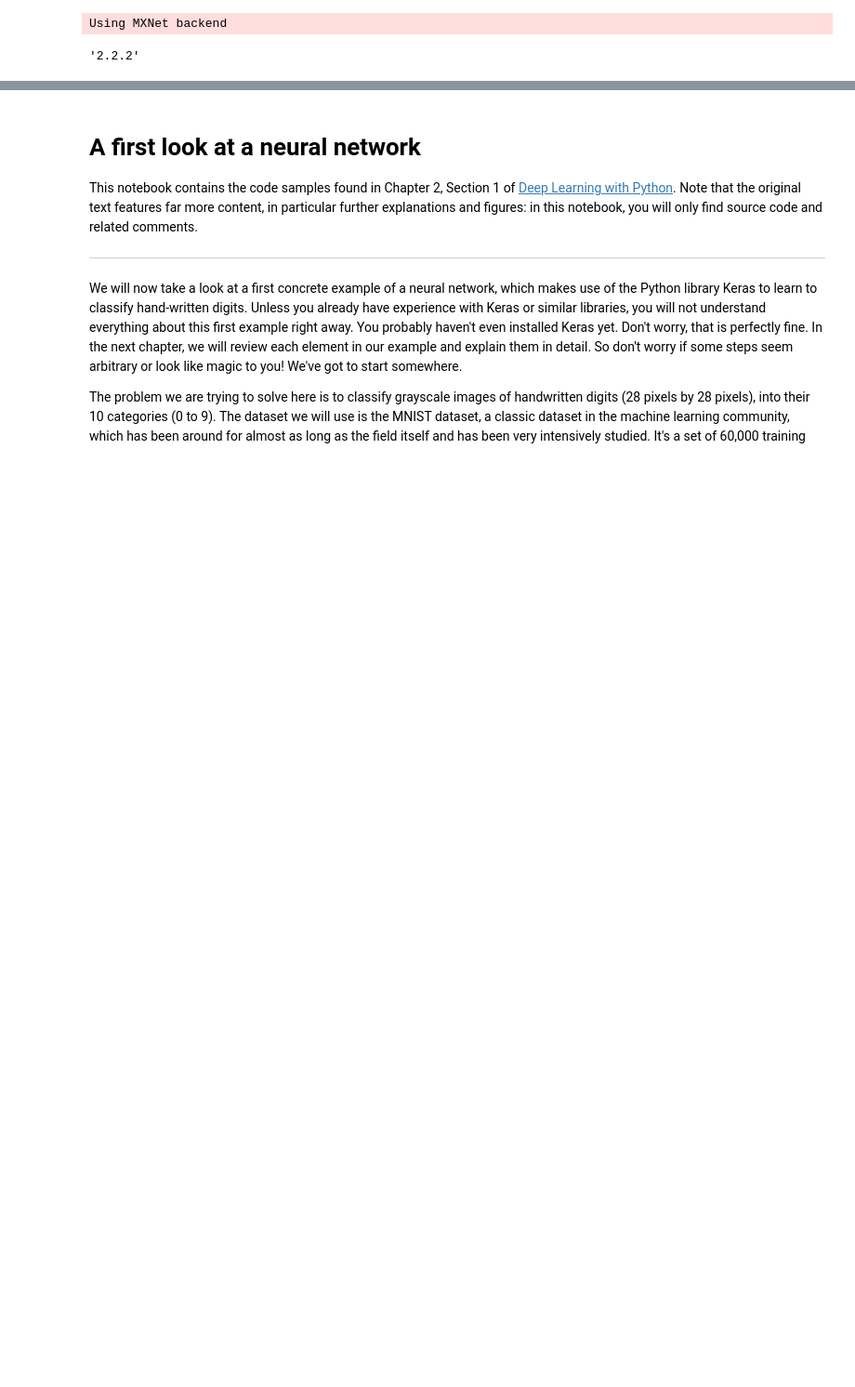
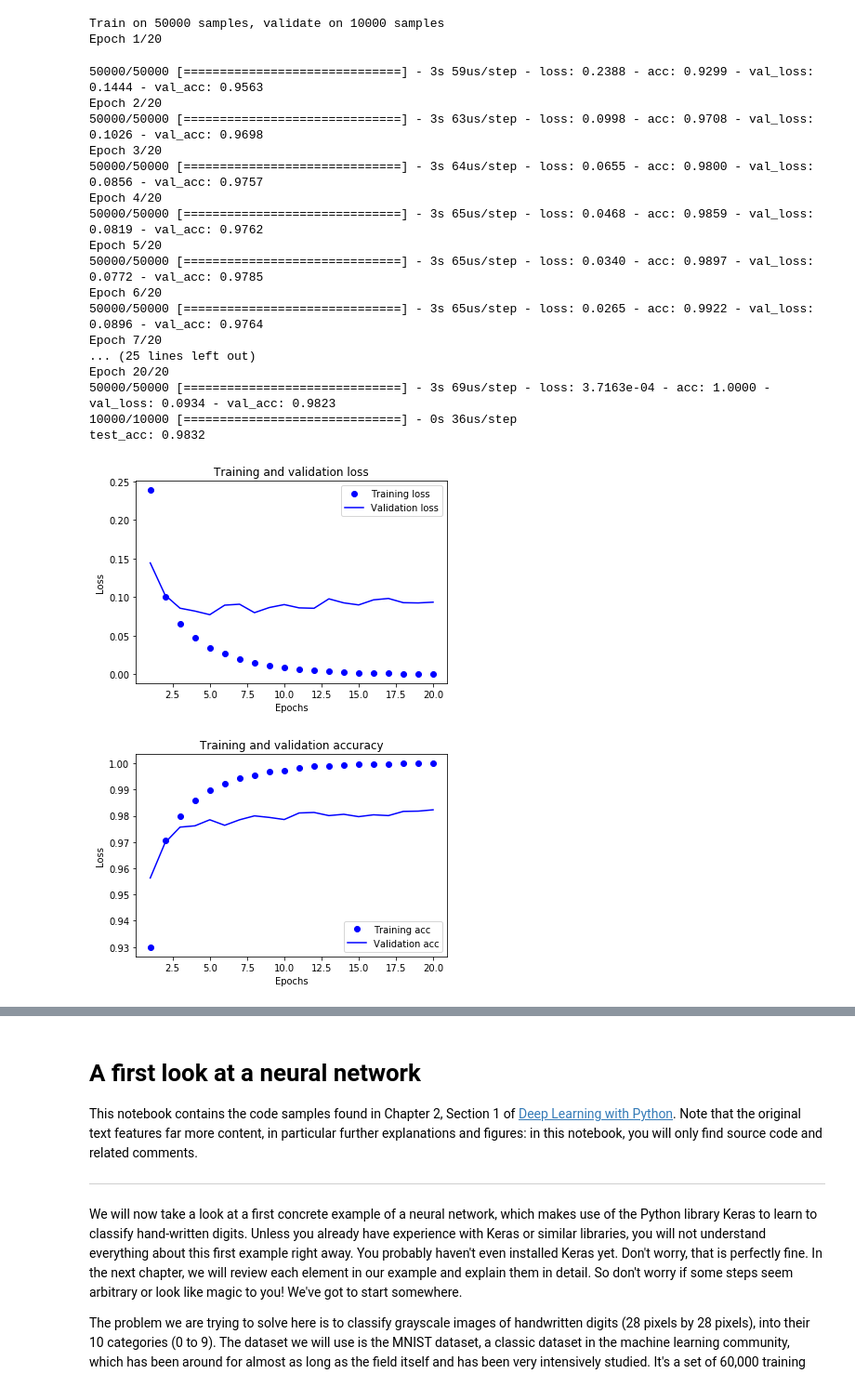
Before and after one commit to davidxue1989/deep-learning-with-python-notebooks, a Jupyter notebook: 2.1-a-first-look-at-a-neural-network.ipynb, the cells around one changed output, grey strips where cells are left out. Shown at 93% size. Saved outputs shown, nothing was run; the diff lists cells and outputs as text; code cells hidden in the pictures; blank space fills up the shorter version.

```diff
--- a/2.1-a-first-look-at-a-neural-network.ipynb
+++ b/2.1-a-first-look-at-a-neural-network.ipynb
@@ -1,6 +0,0 @@
-# %%
-import keras
-keras.__version__
-# %% [output]
-Using MXNet backend
-'2.2.2'
@@ -6,0 +62,52 @@ Using MXNet backend
+# %%
+
+
+
+network = models.Sequential()
+network.add(layers.Dense(512, activation='relu', input_shape=(28 * 28,)))
+network.add(layers.Dense(10, activation='softmax'))
+network.compile(optimizer='rmsprop',
+                loss='categorical_crossentropy',
+                metrics=['accuracy'])
+
+
+x_val = train_images[:10000]
+partial_x_train = train_images[10000:]
+
+y_val = train_labels[:10000]
+partial_y_train = train_labels[10000:]
+
+history = network.fit(partial_x_train,
+                    partial_y_train,
+                    epochs=20,
+                    batch_size=64,
+                    validation_data=(x_val, y_val))
+
+# network.fit(train_images, train_labels, epochs=5, batch_size=128)
+
+test_loss, test_acc = network.evaluate(test_images, test_labels)
+print('test_acc:', test_acc)
+
+showHistory(history)
+# %% [output]
+Train on 50000 samples, validate on 10000 samples
+Epoch 1/20
+50000/50000 [==============================] - 3s 59us/step - loss: 0.2388 - acc: 0.9299 - val_loss: 0.1444 - val_acc: 0.9563
+Epoch 2/20
+50000/50000 [==============================] - 3s 63us/step - loss: 0.0998 - acc: 0.9708 - val_loss: 0.1026 - val_acc: 0.9698
+Epoch 3/20
+50000/50000 [==============================] - 3s 64us/step - loss: 0.0655 - acc: 0.9800 - val_loss: 0.0856 - val_acc: 0.9757
+Epoch 4/20
+50000/50000 [==============================] - 3s 65us/step - loss: 0.0468 - acc: 0.9859 - val_loss: 0.0819 - val_acc: 0.9762
+Epoch 5/20
+50000/50000 [==============================] - 3s 65us/step - loss: 0.0340 - acc: 0.9897 - val_loss: 0.0772 - val_acc: 0.9785
+Epoch 6/20
+50000/50000 [==============================] - 3s 65us/step - loss: 0.0265 - acc: 0.9922 - val_loss: 0.0896 - val_acc: 0.9764
+Epoch 7/20
+... (25 lines left out)
+Epoch 20/20
+50000/50000 [==============================] - 3s 69us/step - loss: 3.7163e-04 - acc: 1.0000 - val_loss: 0.0934 - val_acc: 0.9823
+10000/10000 [==============================] - 0s 36us/step
+test_acc: 0.9832
+[figure, added]
+[figure, added]
```
Also changed, not shown: parts of 11 cells of this notebook, 1 other file.
